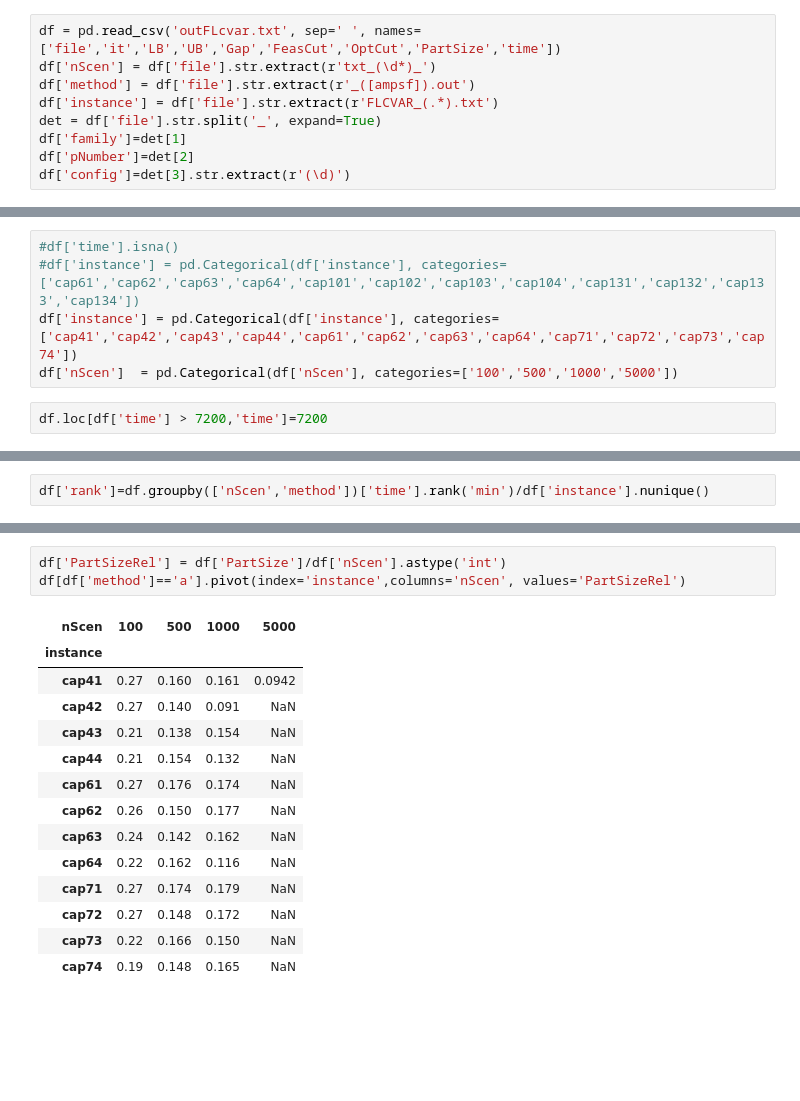
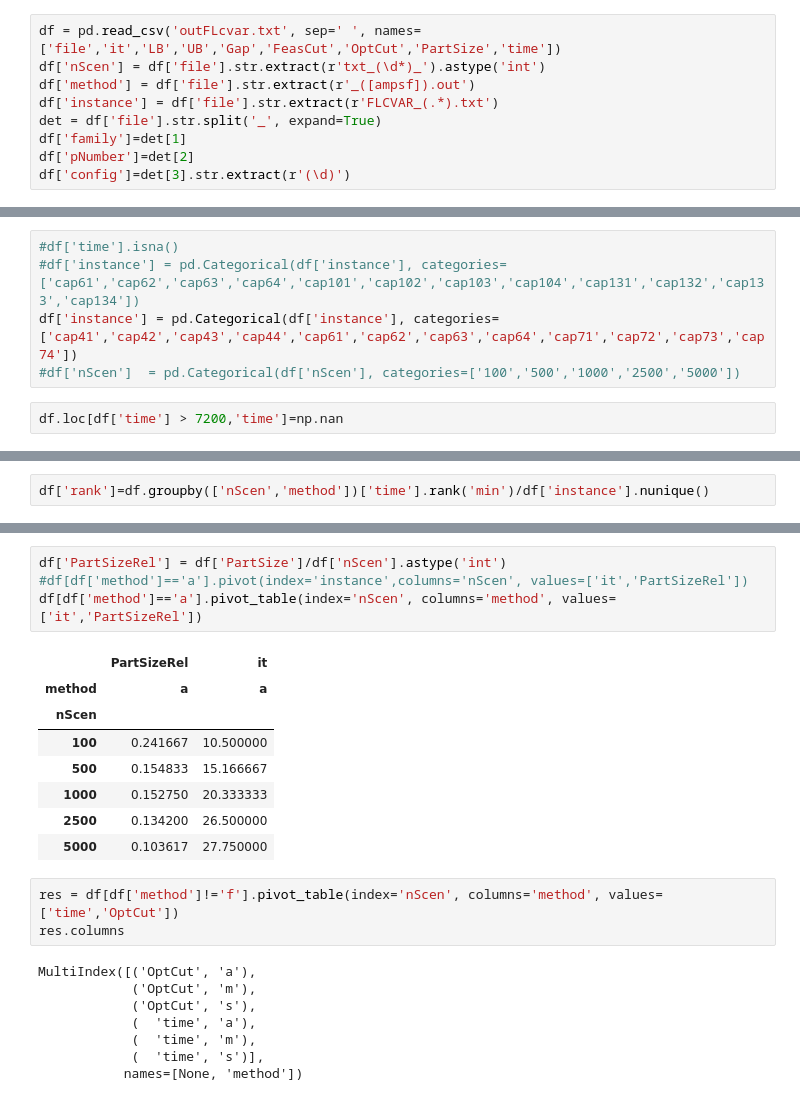
Before and after one commit to borelian/AdaptiveBenders, a Jupyter notebook: Analisis_Output_BendersPy_FLcvar.ipynb, the cells around one changed output, grey strips where cells are left out. Cells and saved outputs as stored; diff of their text form; blank space fills up the shorter version.

```diff
--- a/Analisis_Output_BendersPy_FLcvar.ipynb
+++ b/Analisis_Output_BendersPy_FLcvar.ipynb
@@ -4,7 +4,7 @@ from plotnine import *
 import numpy as np
 # %%
 df = pd.read_csv('outFLcvar.txt', sep=' ', names=['file','it','LB','UB','Gap','FeasCut','OptCut','PartSize','time'])
-df['nScen'] = df['file'].str.extract(r'txt_(\d*)_')
+df['nScen'] = df['file'].str.extract(r'txt_(\d*)_').astype('int')
 df['method'] = df['file'].str.extract(r'_([ampsf]).out')
 df['instance'] = df['file'].str.extract(r'FLCVAR_(.*).txt')
 det = df['file'].str.split('_', expand=True)
@@ -20,9 +20,9 @@ array(['cap41', 'cap42', 'cap43', 'cap44', 'cap61', 'cap62', 'cap63',
 #df['time'].isna()
 #df['instance'] = pd.Categorical(df['instance'], categories=['cap61','cap62','cap63','cap64','cap101','cap102','cap103','cap104','cap131','cap132','cap133','cap134'])
 df['instance'] = pd.Categorical(df['instance'], categories=['cap41','cap42','cap43','cap44','cap61','cap62','cap63','cap64','cap71','cap72','cap73','cap74'])
-df['nScen']  = pd.Categorical(df['nScen'], categories=['100','500','1000','5000'])
+#df['nScen']  = pd.Categorical(df['nScen'], categories=['100','500','1000','2500','5000'])
 # %%
-df.loc[df['time'] > 7200,'time']=7200
+df.loc[df['time'] > 7200,'time']=np.nan
 # %%
 df.groupby(['instance','nScen'], dropna=True)['LB'].max()
 # %% [output]
@@ -104,19 +145,25 @@ cap43     100      6.127561e+05
 Name: LB, dtype: float64
 # %%
 df['PartSizeRel'] = df['PartSize']/df['nScen'].astype('int')
-df[df['method']=='a'].pivot(index='instance',columns='nScen', values='PartSizeRel')
+#df[df['method']=='a'].pivot(index='instance',columns='nScen', values=['it','PartSizeRel'])
+df[df['method']=='a'].pivot_table(index='nScen', columns='method', values=['it','PartSizeRel'])
 # %% [output]
-| nScen | 100 | 500 | 1000 | 5000 |
-| instance |  |  |  |  |
-| cap41 | 0.27 | 0.160 | 0.161 | 0.0942 |
-| cap42 | 0.27 | 0.140 | 0.091 | NaN |
-| cap43 | 0.21 | 0.138 | 0.154 | NaN |
-| cap44 | 0.21 | 0.154 | 0.132 | NaN |
-| cap61 | 0.27 | 0.176 | 0.174 | NaN |
-| cap62 | 0.26 | 0.150 | 0.177 | NaN |
-| cap63 | 0.24 | 0.142 | 0.162 | NaN |
-| cap64 | 0.22 | 0.162 | 0.116 | NaN |
-| cap71 | 0.27 | 0.174 | 0.179 | NaN |
-| cap72 | 0.27 | 0.148 | 0.172 | NaN |
-| cap73 | 0.22 | 0.166 | 0.150 | NaN |
-| cap74 | 0.19 | 0.148 | 0.165 | NaN |
+|  | PartSizeRel | it |
+| method | a | a |
+| nScen |  |  |
+| 100 | 0.241667 | 10.500000 |
+| 500 | 0.154833 | 15.166667 |
+| 1000 | 0.152750 | 20.333333 |
+| 2500 | 0.134200 | 26.500000 |
+| 5000 | 0.103617 | 27.750000 |
+# %%
+res = df[df['method']!='f'].pivot_table(index='nScen', columns='method', values=['time','OptCut'])
+res.columns
+# %% [output]
+MultiIndex([('OptCut', 'a'),
+            ('OptCut', 'm'),
+            ('OptCut', 's'),
+            (  'time', 'a'),
+            (  'time', 'm'),
+            (  'time', 's')],
+           names=[None, 'method'])
```
Also changed, not shown: parts of 43 cells of this notebook, 1 other file.
